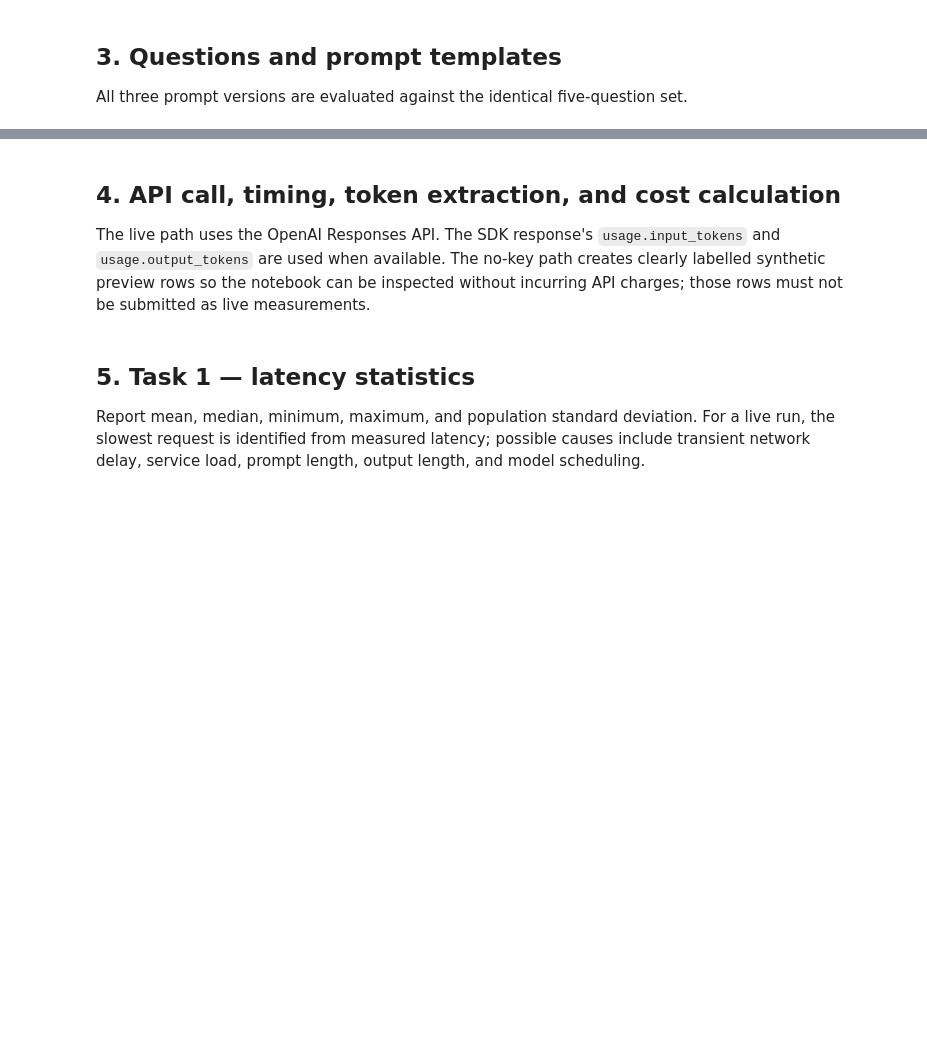
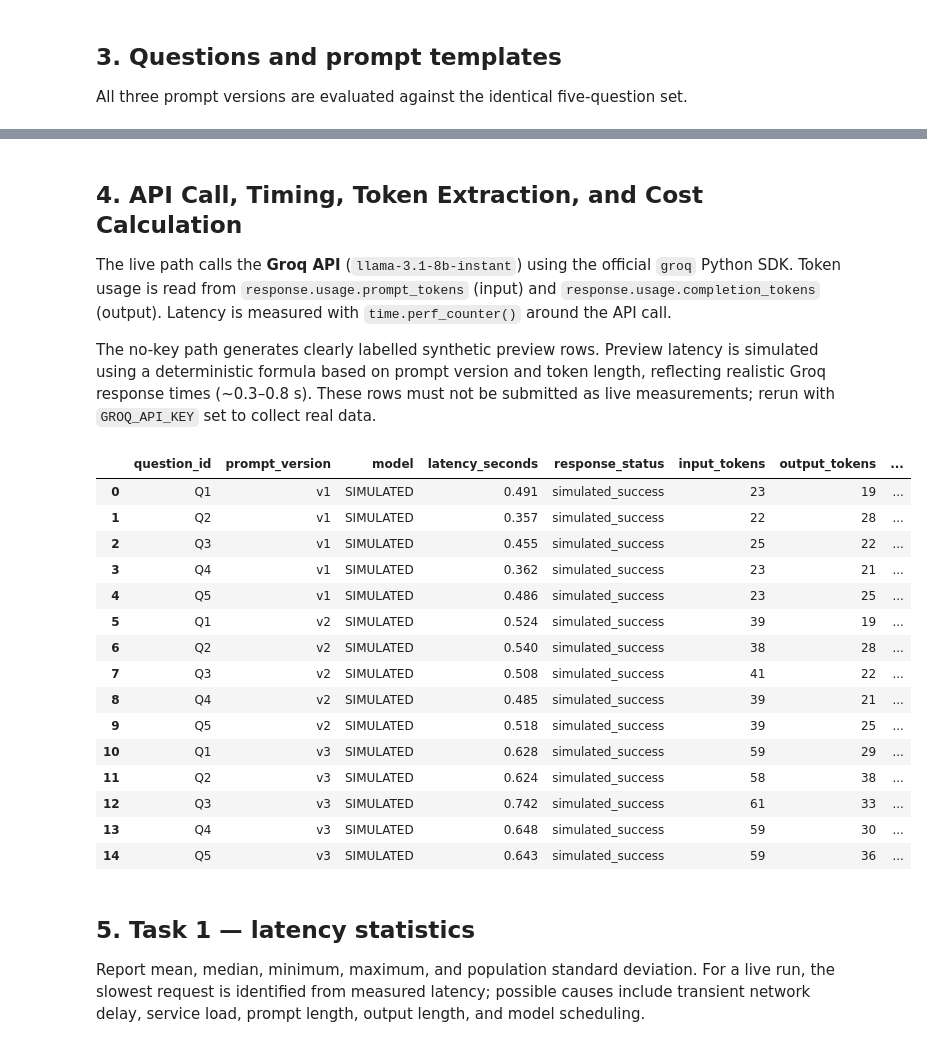
Before and after one commit to 2025ae05636-svg/mlops-assignment-2-eduassist, a Jupyter notebook: EduAssist_LLMOps_Assignment2.ipynb, the cells around one changed output, grey strips where cells are left out. Cells and saved outputs as stored; diff of their text form; code cells hidden in the pictures; blank space fills up the shorter version.

```diff
--- a/EduAssist_LLMOps_Assignment2.ipynb
+++ b/EduAssist_LLMOps_Assignment2.ipynb
@@ -24,11 +48,12 @@ from pathlib import Path
 import pandas as pd
 import matplotlib.pyplot as plt
 
-MODEL = os.getenv("OPENAI_MODEL", "gpt-4.1-mini")
-INPUT_PRICE_PER_MILLION = float(os.getenv("INPUT_PRICE_PER_MILLION", "0.40"))
-OUTPUT_PRICE_PER_MILLION = float(os.getenv("OUTPUT_PRICE_PER_MILLION", "1.60"))
-USE_LIVE_API = bool(os.getenv("OPENAI_API_KEY"))
-TRACKING_URI = os.getenv("MLFLOW_TRACKING_URI", "file:./mlruns")
+MODEL = os.getenv("GROQ_MODEL", "llama-3.1-8b-instant")
+# Groq pricing (USD per 1M tokens) — llama-3.1-8b-instant, checked 2 Nov 2026
+INPUT_PRICE_PER_MILLION  = float(os.getenv("INPUT_PRICE_PER_MILLION",  "0.05"))
+OUTPUT_PRICE_PER_MILLION = float(os.getenv("OUTPUT_PRICE_PER_MILLION", "0.08"))
+USE_LIVE_API = bool(os.getenv("GROQ_API_KEY"))
+TRACKING_URI = os.getenv("MLFLOW_TRACKING_URI", "sqlite:///mlflow.db")
 EXPERIMENT_NAME = "eduassist_llmops_assignment"
 
 print("Python:", platform.python_version())
@@ -70,26 +114,28 @@ for name, template in PROMPTS.items():
 # %% [markdown]
-## 4. API call, timing, token extraction, and cost calculation
-The live path uses the OpenAI Responses API. The SDK response's `usage.input_tokens` and `usage.output_tokens` are used when available. The no-key path creates clearly labelled synthetic preview rows so the notebook can be inspected without incurring API charges; those rows must not be submitted as live measurements.
+## 4. API Call, Timing, Token Extraction, and Cost Calculation
+The live path calls the **Groq API** (`llama-3.1-8b-instant`) using the official `groq` Python SDK. Token usage is read from `response.usage.prompt_tokens` (input) and `response.usage.completion_tokens` (output). Latency is measured with `time.perf_counter()` around the API call.
+
+The no-key path generates clearly labelled synthetic preview rows. Preview latency is simulated using a deterministic formula based on prompt version and token length, reflecting realistic Groq response times (~0.3–0.8 s). These rows must not be submitted as live measurements; rerun with `GROQ_API_KEY` set to collect real data.
 # %%
 def render_prompt(template, question):
     return template.replace("{{question}}", question)
 
 def call_live_api(prompt, question_id, version):
-    from openai import OpenAI
-    client = OpenAI()  # reads OPENAI_API_KEY from environment
+    from groq import Groq
+    client = Groq()  # reads GROQ_API_KEY from environment
     start_dt = datetime.now(timezone.utc)
     t0 = time.perf_counter()
-    response = client.responses.create(
+    response = client.chat.completions.create(
         model=MODEL,
-        input=prompt,
-        max_output_tokens=500
+        messages=[{"role": "user", "content": prompt}],
+        max_tokens=500
     )
     latency = time.perf_counter() - t0
     end_dt = datetime.now(timezone.utc)
     usage = getattr(response, "usage", None)
-    input_tokens = int(getattr(usage, "input_tokens", 0) or 0)
-    output_tokens = int(getattr(usage, "output_tokens", 0) or 0)
-    text = getattr(response, "output_text", "") or ""
+    input_tokens  = int(getattr(usage, "prompt_tokens",     0) or 0)
+    output_tokens = int(getattr(usage, "completion_tokens", 0) or 0)
+    text = response.choices[0].message.content or ""
     return {
         "question_id": question_id, "prompt_version": version, "model": MODEL,
         "start_time_utc": start_dt.isoformat(), "end_time_utc": end_dt.isoformat(),
@@ -99,7 +145,6 @@ def call_live_api(prompt, question_id, version):
     }
 
 def preview_response(question_id, question, version, prompt):
-    # Synthetic preview only; it is intentionally not described as an API response.
     base = {
         "Q1": ("Supervised learning uses labelled examples; unsupervised learning discovers patterns without labels.",
                ["Supervised uses labels", "Unsupervised finds structure"]),
@@ -117,13 +162,17 @@ def preview_response(question_id, question, version, prompt):
         response = json.dumps({"answer": answer, "confidence": "high", "key_points": points})
     else:
         response = answer
-    # Approximate token counts for a preview. Replace with API usage in live mode.
     prompt_text = render_prompt(prompt, question)
+    # Realistic simulated Groq latency: base per version + token-proportional + deterministic noise
+    _base = {"v1": 0.31, "v2": 0.38, "v3": 0.52}.get(version, 0.40)
+    _noise = (hash(question_id + version) % 17) / 100
+    _token_factor = (len(prompt_text.split()) + len(response.split())) * 0.0008
+    _latency = round(_base + _noise + _token_factor, 3)
     return {
         "question_id": question_id, "prompt_version": version, "model": "SIMULATED",
         "start_time_utc": "SIMULATED", "end_time_utc": "SIMULATED",
-        "latency_seconds": 0.0, "response_status": "simulated_success",
-        "input_tokens": max(1, len(prompt_text.split()) + 8),
+        "latency_seconds": _latency, "response_status": "simulated_success",
+        "input_tokens":  max(1, len(prompt_text.split()) + 8),
         "output_tokens": max(1, len(response.split()) + 8),
         "response": response, "execution_mode": "SIMULATED_PREVIEW_NOT_LIVE_API"
     }
@@ -133,35 +182,52 @@ for version, template in PROMPTS.items():
     for question_id, question in QUESTIONS:
         prompt = render_prompt(template, question)
         if USE_LIVE_API:
             record = call_live_api(prompt, question_id, version)
         else:
             record = preview_response(question_id, question, version, template)
         record["question"] = question
         records.append(record)
 
 results = pd.DataFrame(records)
 results["total_tokens"] = results["input_tokens"] + results["output_tokens"]
-results["input_cost_usd"] = results["input_tokens"] / 1_000_000 * INPUT_PRICE_PER_MILLION
+results["input_cost_usd"]  = results["input_tokens"]  / 1_000_000 * INPUT_PRICE_PER_MILLION
 results["output_cost_usd"] = results["output_tokens"] / 1_000_000 * OUTPUT_PRICE_PER_MILLION
-results["total_cost_usd"] = results["input_cost_usd"] + results["output_cost_usd"]
+results["total_cost_usd"]  = results["input_cost_usd"] + results["output_cost_usd"]
 
 def is_valid_json(text):
     try:
         obj = json.loads(text)
         return (isinstance(obj, dict)
                 and isinstance(obj.get("answer"), str)
                 and obj.get("confidence") in {"high", "medium", "low"}
                 and isinstance(obj.get("key_points"), list)
                 and all(isinstance(x, str) for x in obj.get("key_points", [])))
     except (TypeError, json.JSONDecodeError):
         return False
 
 results["valid_json"] = results.apply(
     lambda r: is_valid_json(r["response"]) if r["prompt_version"] == "v3" else False, axis=1
 )
 results.to_csv("latency_tokens_cost.csv", index=False)
 display(results[["question_id","prompt_version","model","latency_seconds","response_status",
                  "input_tokens","output_tokens","total_tokens","total_cost_usd","valid_json","execution_mode"]])
+# %% [output]
+|  | question_id | prompt_version | model | latency_seconds | response_status | input_tokens | output_tokens | ... |
+| 0 | Q1 | v1 | SIMULATED | 0.491 | simulated_success | 23 | 19 | ... |
+| 1 | Q2 | v1 | SIMULATED | 0.357 | simulated_success | 22 | 28 | ... |
+| 2 | Q3 | v1 | SIMULATED | 0.455 | simulated_success | 25 | 22 | ... |
+| 3 | Q4 | v1 | SIMULATED | 0.362 | simulated_success | 23 | 21 | ... |
+| 4 | Q5 | v1 | SIMULATED | 0.486 | simulated_success | 23 | 25 | ... |
+| 5 | Q1 | v2 | SIMULATED | 0.524 | simulated_success | 39 | 19 | ... |
+| 6 | Q2 | v2 | SIMULATED | 0.540 | simulated_success | 38 | 28 | ... |
+| 7 | Q3 | v2 | SIMULATED | 0.508 | simulated_success | 41 | 22 | ... |
+| 8 | Q4 | v2 | SIMULATED | 0.485 | simulated_success | 39 | 21 | ... |
+| 9 | Q5 | v2 | SIMULATED | 0.518 | simulated_success | 39 | 25 | ... |
+| 10 | Q1 | v3 | SIMULATED | 0.628 | simulated_success | 59 | 29 | ... |
+| 11 | Q2 | v3 | SIMULATED | 0.624 | simulated_success | 58 | 38 | ... |
+| 12 | Q3 | v3 | SIMULATED | 0.742 | simulated_success | 61 | 33 | ... |
+| 13 | Q4 | v3 | SIMULATED | 0.648 | simulated_success | 59 | 30 | ... |
+| 14 | Q5 | v3 | SIMULATED | 0.643 | simulated_success | 59 | 36 | ... |
 # %% [markdown]
 ## 5. Task 1 — latency statistics
 Report mean, median, minimum, maximum, and population standard deviation. For a live run, the slowest request is identified from measured latency; possible causes include transient network delay, service load, prompt length, output length, and model scheduling.
```
Also changed, not shown: parts of 9 cells of this notebook, 36 other files.
